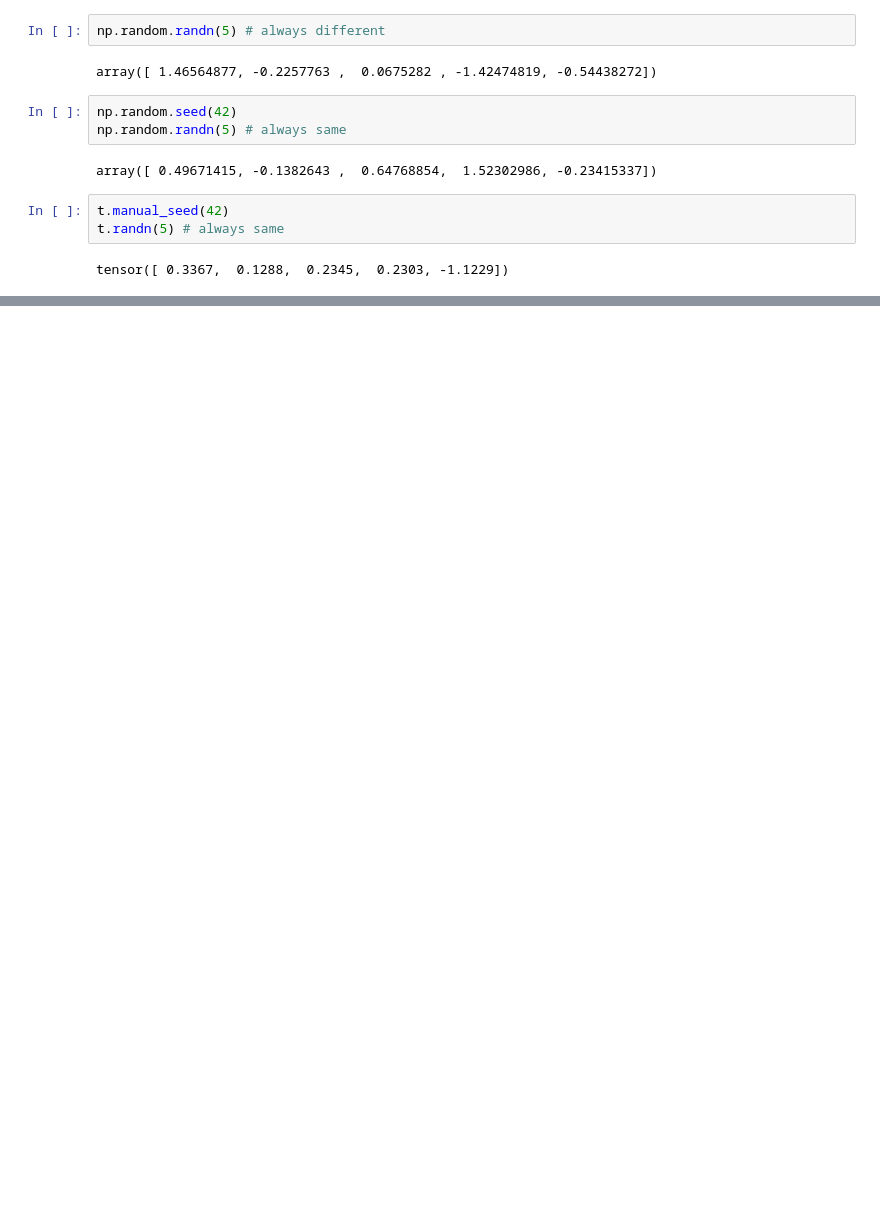
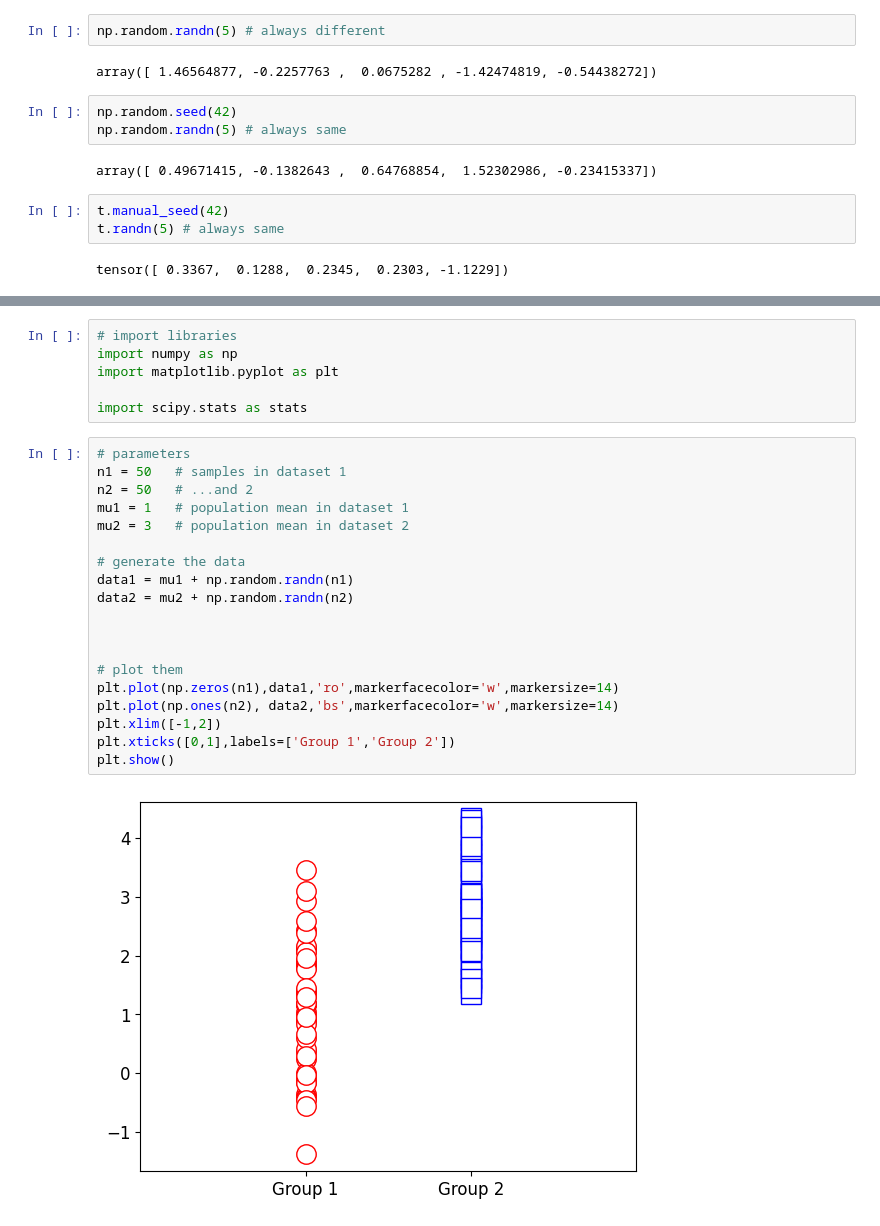
Before and after one commit to sahil-bhatia-iitbhu/deep_understanding_of_deep_learning, a Jupyter notebook: 01_maths.ipynb, the cells around one changed output, grey strips where cells are left out. Cells and saved outputs as stored; diff of their text form; blank space fills up the shorter version.

```diff
--- a/01_maths.ipynb
+++ b/01_maths.ipynb
@@ -728,0 +755,27 @@ tensor([ 0.3367,  0.1288,  0.2345,  0.2303, -1.1229])
+# %%
+# import libraries
+import numpy as np
+import matplotlib.pyplot as plt
+
+import scipy.stats as stats
+# %%
+# parameters
+n1 = 50   # samples in dataset 1
+n2 = 50   # ...and 2
+mu1 = 1   # population mean in dataset 1
+mu2 = 3   # population mean in dataset 2
+
+# generate the data
+data1 = mu1 + np.random.randn(n1)
+data2 = mu2 + np.random.randn(n2)
+
+
+
+# plot them
+plt.plot(np.zeros(n1),data1,'ro',markerfacecolor='w',markersize=14)
+plt.plot(np.ones(n2), data2,'bs',markerfacecolor='w',markersize=14)
+plt.xlim([-1,2])
+plt.xticks([0,1],labels=['Group 1','Group 2'])
+plt.show()
+# %% [output]
+[figure, added]
```
Also changed, not shown: parts of 12 cells of this notebook.
